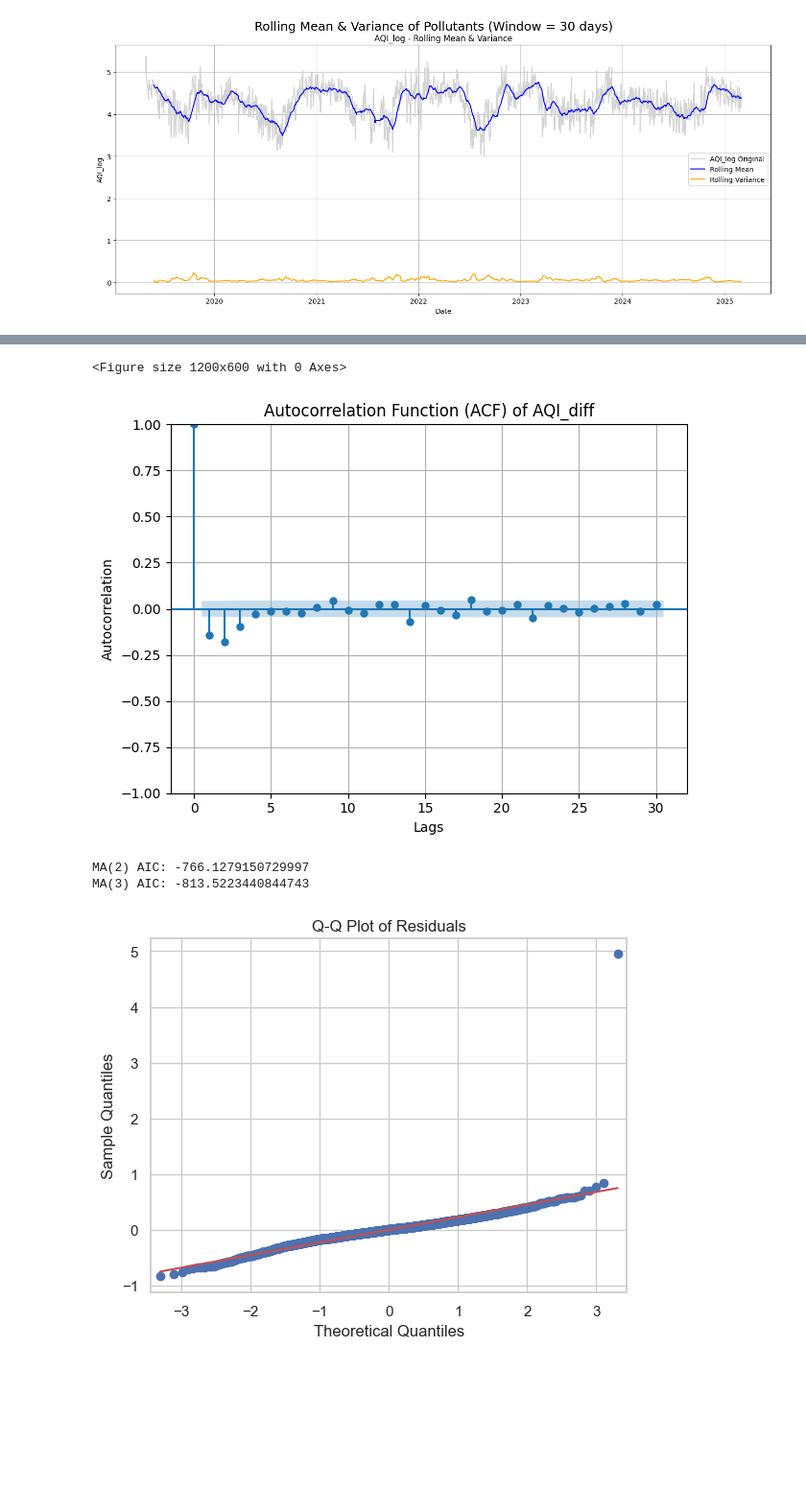
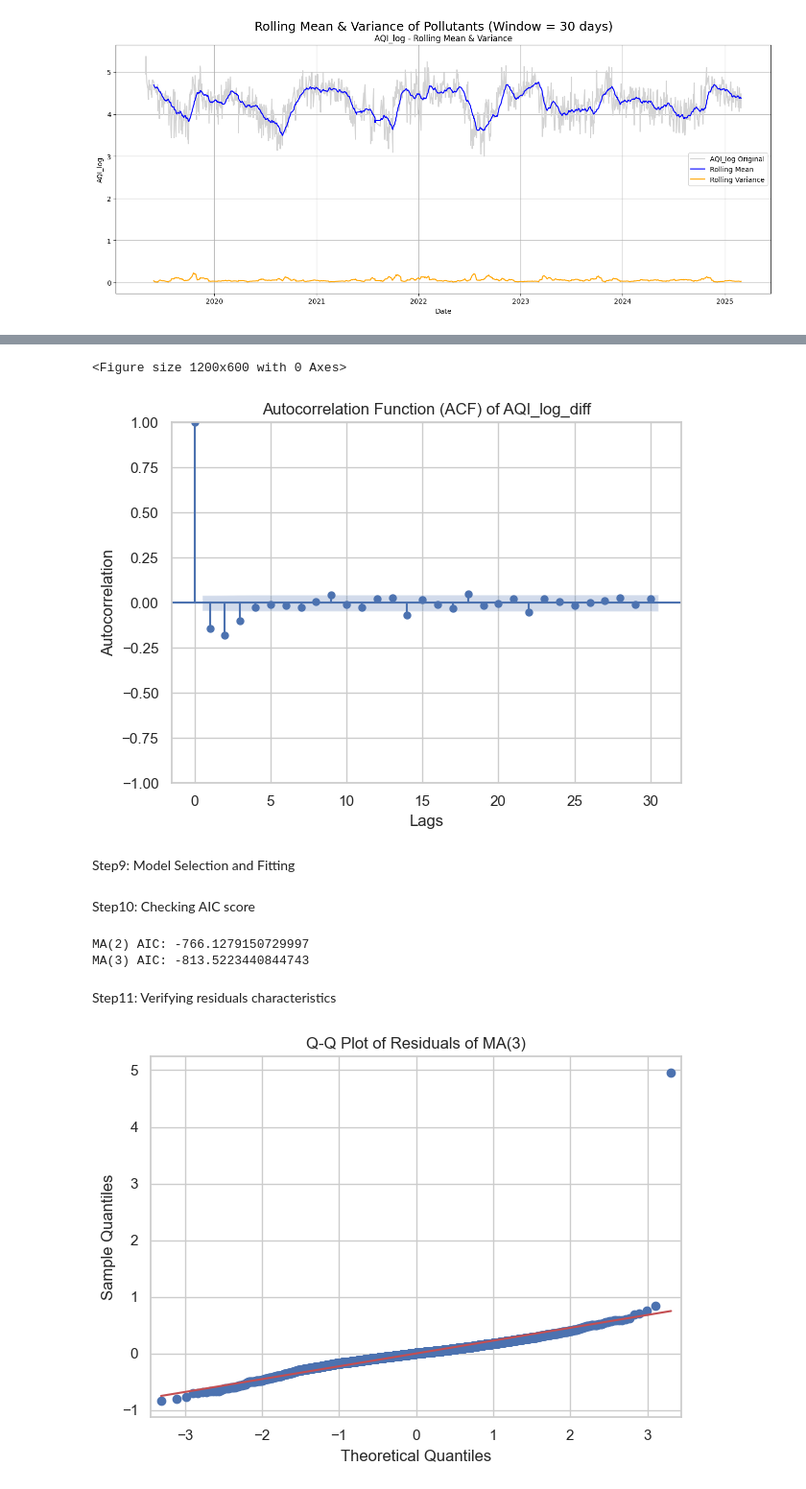
Before and after one commit to Krishil-Jayswal/AQI-Predicter, a Jupyter notebook: 3. TSA/analysis.ipynb, the cells around one changed output, grey strips where cells are left out. Shown at 96% size. Cells and saved outputs as stored; diff of their text form; code cells hidden in the pictures; blank space fills up the shorter version.

Commit message:
Code enhacement till model fit

```diff
--- a/3. TSA/analysis.ipynb
+++ b/3. TSA/analysis.ipynb
@@ -187,0 +130,13 @@ plt.show()
+# %%
+df['AQI_diff'] = df['AQI'].diff()
+
+# Plot AQI difference over time
+plt.figure(figsize=(14, 6))
+plt.plot(df['AQI_diff'], label='AQI')
+plt.title('AQI diff Time Series')
+plt.xlabel('Date')
+plt.ylabel('AQI_diff')
+plt.grid(True)
+plt.legend()
+plt.tight_layout()
+plt.show()
@@ -221,14 +200,15 @@ plt.show()
 # %%
-df['AQI_diff'] = df['AQI_log'].diff()
+df['AQI_log_diff'] = df['AQI_log'].diff()
+# Plotting mean and variance of AQI log difference
 window = 30  # rolling window size in days
 
 plt.figure(figsize=(14, 6))
-plt.plot(df['AQI_diff'], label=f'{'AQI_diff'} Original', color='lightgray')
-plt.plot(df['AQI_diff'].rolling(window).mean(), label='Rolling Mean', color='blue')
-plt.plot(df['AQI_diff'].rolling(window).var(), label='Rolling Variance', color='orange')
-plt.title(f'{'AQI_diff'} - Rolling Mean & Variance')
+plt.plot(df['AQI_log_diff'], label=f'{'AQI_log_diff'} Original', color='lightgray')
+plt.plot(df['AQI_log_diff'].rolling(window).mean(), label='Rolling Mean', color='blue')
+plt.plot(df['AQI_log_diff'].rolling(window).var(), label='Rolling Variance', color='orange')
+plt.title(f'{'AQI_log_diff'} - Rolling Mean & Variance')
 plt.xlabel('Date')
-plt.ylabel('AQI_diff')
+plt.ylabel('AQI_log_diff')
 plt.legend()
 plt.grid(True)
 plt.tight_layout()
@@ -258,13 +235,11 @@ plt.show()
 # %%
-from statsmodels.graphics.tsaplots import plot_acf
-df['AQI_diff_S'] = df['AQI'].diff()
 # Drop NaN introduced by differencing
-aqi_diff = df['AQI_diff_S'].dropna()
+aqi_diff = df['AQI_diff'].dropna()
 
-# ACF Plot
+# ACF Plot of AQI_diff
 plt.figure(figsize=(12, 6))
-plot_acf(aqi_diff, lags=50, alpha=0.05)
-plt.title('Autocorrelation Function (ACF) of AQI_diff_S')
+plot_acf(aqi_diff, lags=30, alpha=0.05)
+plt.title('Autocorrelation Function (ACF) of AQI_diff')
 plt.xlabel('Lags')
 plt.ylabel('Autocorrelation')
 plt.grid(True)
@@ -276,13 +251,11 @@ plt.show()
 # %%
-from statsmodels.graphics.tsaplots import plot_acf
+# Drop NaN introduced by differencing
+aqi_log_diff = df['AQI_log_diff'].dropna()
 
-# Drop NaN introduced by differencing
-aqi_diff = df['AQI_diff'].dropna()
-
-# ACF Plot
+# ACF Plot of AQI_log_diff
 plt.figure(figsize=(12, 6))
-plot_acf(aqi_diff, lags=30, alpha=0.05)
-plt.title('Autocorrelation Function (ACF) of AQI_diff')
+plot_acf(aqi_log_diff, lags=30, alpha=0.05)
+plt.title('Autocorrelation Function (ACF) of AQI_log_diff')
 plt.xlabel('Lags')
 plt.ylabel('Autocorrelation')
 plt.grid(True)
@@ -290,5 +263,7 @@ plt.tight_layout()
 plt.show()
 # %% [output]
 <Figure size 1200x600 with 0 Axes>
-[figure, old version]
+[figure, new version]
+# %% [markdown]
+Step9: Model Selection and Fitting
 # %%
@@ -305,23 +280,30 @@ result_ma2 = model_ma2.fit()
 # Fit MA(3)
 model_ma3 = ARIMA(aqi_log, order=(0, 1, 3))  # (p=0, d=1, q=3)
 result_ma3 = model_ma3.fit()
+# %% [markdown]
+Step10: Checking AIC score
 # %%
 print("MA(2) AIC:", result_ma2.aic)
 print("MA(3) AIC:", result_ma3.aic)
 # %% [output]
 MA(2) AIC: -766.1279150729997
 MA(3) AIC: -813.5223440844743
+# %% [markdown]
+Step11: Verifying residuals characteristics
 # %%
 import statsmodels.api as sm
-import matplotlib.pyplot as plt
 
-# Assuming result_ma3 is already fitted
+# Plotting residuals of MA(3)
 residuals = result_ma3.resid
 
 # Q-Q plot
 sm.qqplot(residuals, line='s')
-plt.title('Q-Q Plot of Residuals')
+plt.title('Q-Q Plot of Residuals of MA(3)')
+plt.xlabel('Theoretical Quantiles')
+plt.ylabel('Sample Quantiles')
+plt.grid(True)
+plt.tight_layout()
 plt.show()
 # %% [output]
-[figure, old version]
+[figure, new version]
 # %%
```
Also changed, not shown: parts of 28 cells of this notebook, 1 other file.
